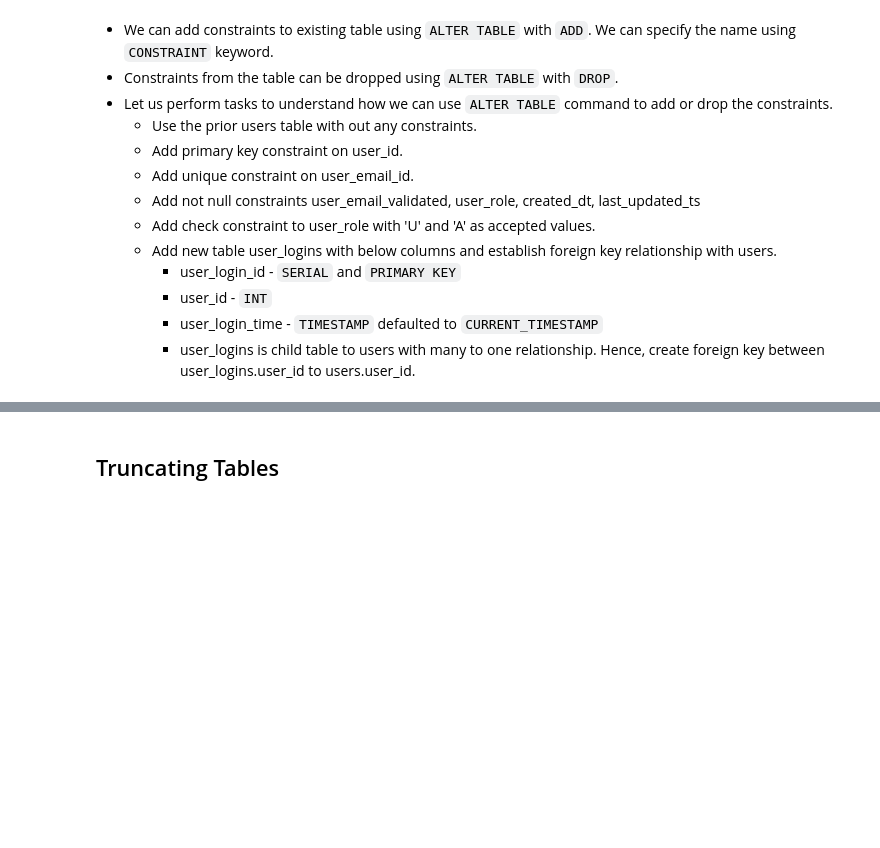
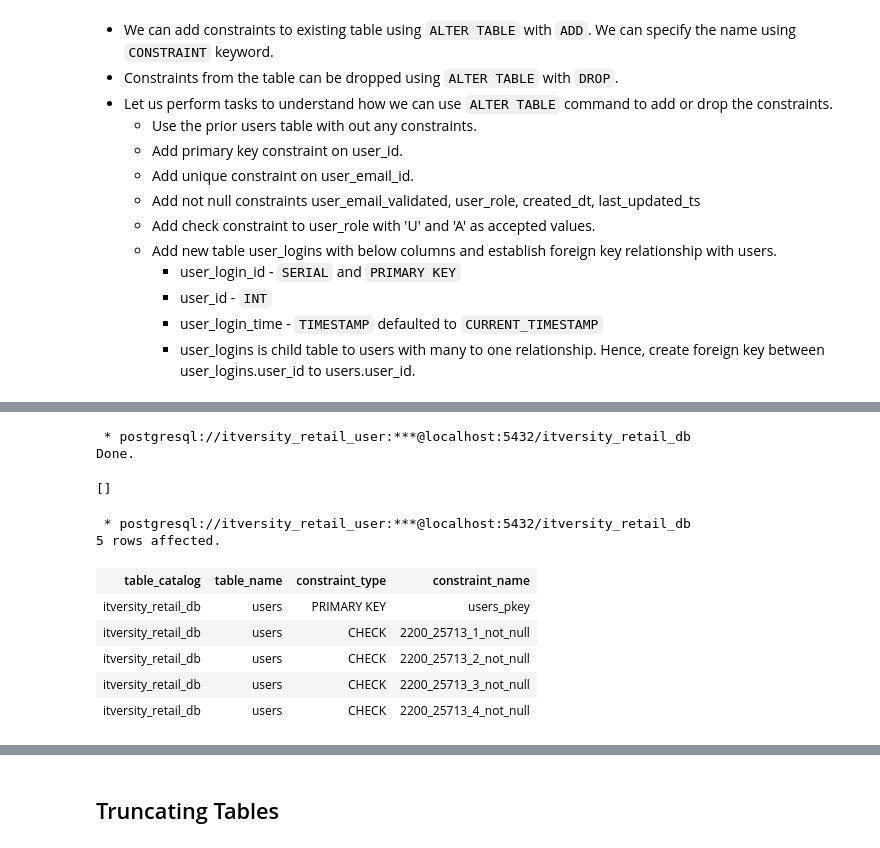
Before and after one commit to itversity/mastering-postgresql, a Jupyter notebook: 04_creating_tables_and_indexes.ipynb, the cells around one changed output, grey strips where cells are left out. Saved outputs shown, nothing was run; the diff lists cells and outputs as text; code cells hidden in the pictures; blank space fills up the shorter version.

```diff
--- a/04_creating_tables_and_indexes.ipynb
+++ b/04_creating_tables_and_indexes.ipynb
@@ -351,0 +507,28 @@ connection.close()
+# %%
+%%sql
+
+ALTER TABLE users
+    ALTER COLUMN user_id SET DEFAULT nextval('users_user_id_seq'),
+    ADD PRIMARY KEY (user_id)
+# %% [output]
+ * postgresql://itversity_retail_user:***@localhost:5432/itversity_retail_db
+Done.
+[]
+# %%
+%%sql
+
+SELECT table_catalog,
+    table_name,
+    constraint_type,
+    constraint_name
+FROM information_schema.table_constraints
+WHERE table_name = 'users'
+# %% [output]
+ * postgresql://itversity_retail_user:***@localhost:5432/itversity_retail_db
+5 rows affected.
+| table_catalog | table_name | constraint_type | constraint_name |
+| itversity_retail_db | users | PRIMARY KEY | users_pkey |
+| itversity_retail_db | users | CHECK | 2200_25713_1_not_null |
+| itversity_retail_db | users | CHECK | 2200_25713_2_not_null |
+| itversity_retail_db | users | CHECK | 2200_25713_3_not_null |
+| itversity_retail_db | users | CHECK | 2200_25713_4_not_null |
```
Also changed, not shown: parts of 30 cells of this notebook, 2 other files.
